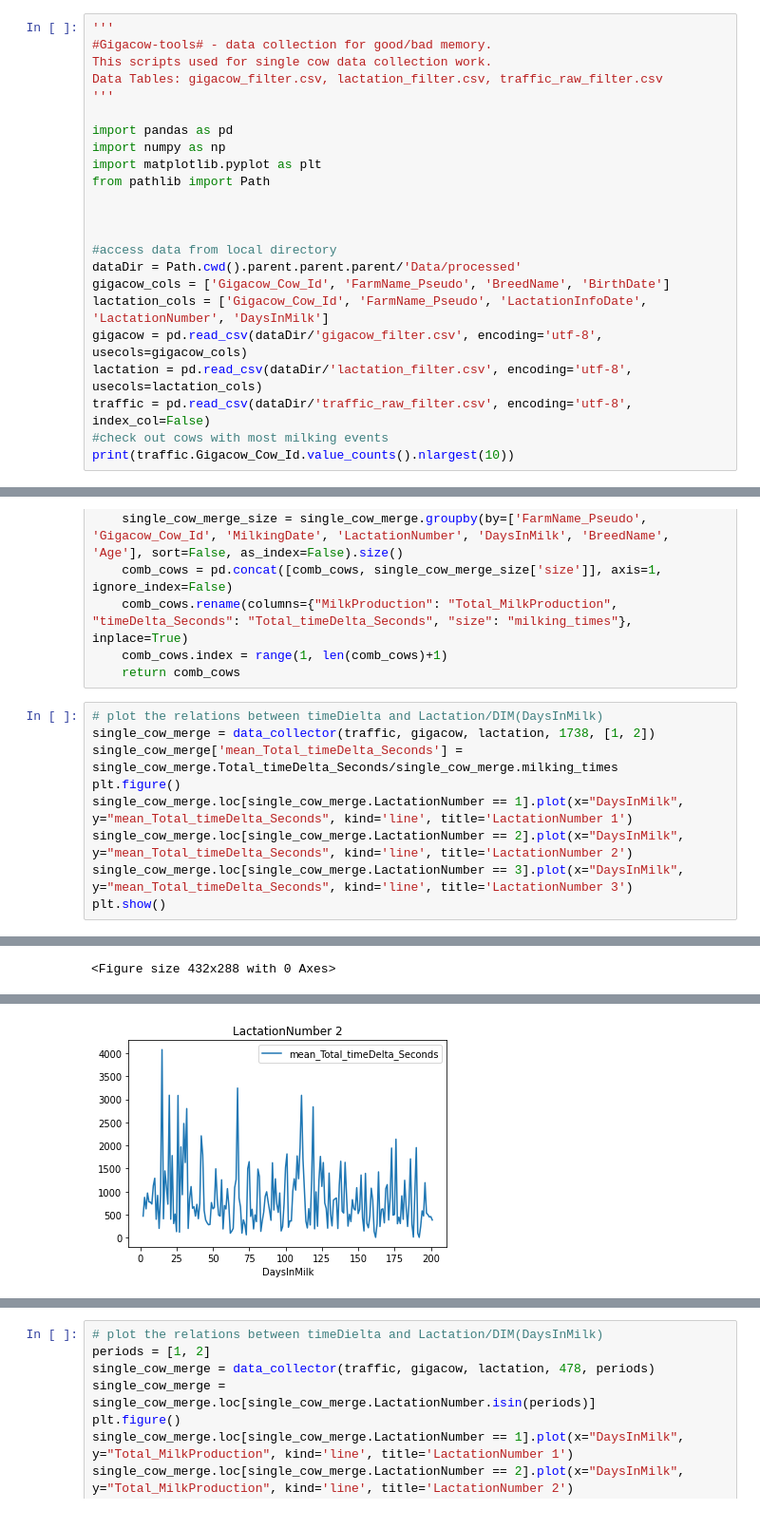
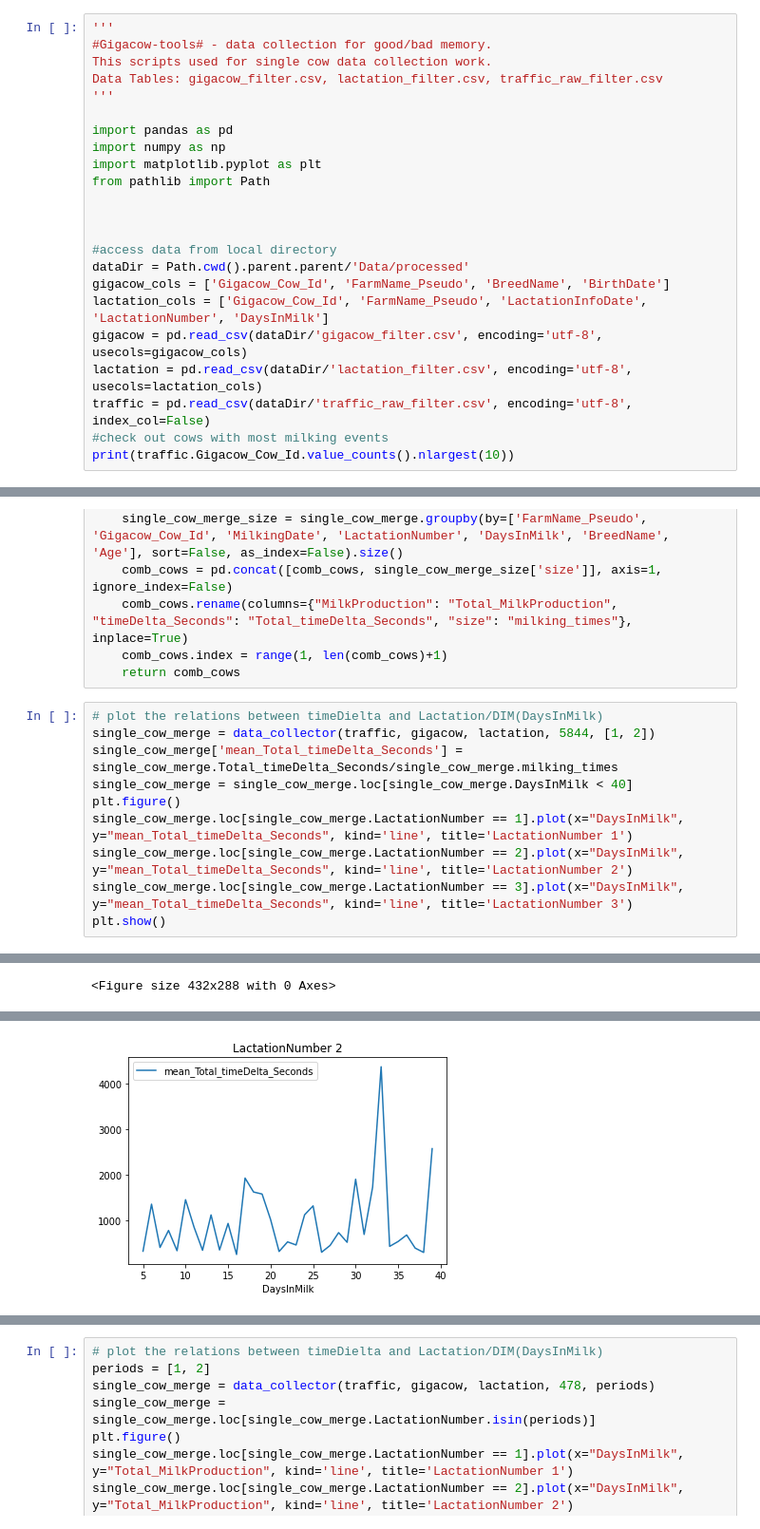
Before and after one commit to pgullstrand/Gigacow-tools, a Jupyter notebook: Model_time_series/GP_model/ts_dataCollection_memory.ipynb, the cells around one changed output, grey strips where cells are left out. Shown at 95% size. Saved outputs shown, nothing was run; the diff lists cells and outputs as text.

```diff
--- a/Model_time_series/GP_model/ts_dataCollection_memory.ipynb
+++ b/Model_time_series/GP_model/ts_dataCollection_memory.ipynb
@@ -13,7 +13,7 @@ from pathlib import Path
 
 
 #access data from local directory
-dataDir = Path.cwd().parent.parent.parent/'Data/processed'
+dataDir = Path.cwd().parent.parent/'Data/processed'
 gigacow_cols = ['Gigacow_Cow_Id', 'FarmName_Pseudo', 'BreedName', 'BirthDate']
 lactation_cols = ['Gigacow_Cow_Id', 'FarmName_Pseudo', 'LactationInfoDate', 'LactationNumber', 'DaysInMilk']
 gigacow = pd.read_csv(dataDir/'gigacow_filter.csv', encoding='utf-8', usecols=gigacow_cols)
@@ -221,8 +221,9 @@ def data_collector(traffic, gigacow, lactation, cow_id, lacNumList):
     return comb_cows
 # %%
 # plot the relations between timeDielta and Lactation/DIM(DaysInMilk)
-single_cow_merge = data_collector(traffic, gigacow, lactation, 1738, [1, 2])
+single_cow_merge = data_collector(traffic, gigacow, lactation, 5844, [1, 2])
 single_cow_merge['mean_Total_timeDelta_Seconds'] = single_cow_merge.Total_timeDelta_Seconds/single_cow_merge.milking_times
+single_cow_merge = single_cow_merge.loc[single_cow_merge.DaysInMilk < 40]
 plt.figure()
 single_cow_merge.loc[single_cow_merge.LactationNumber == 1].plot(x="DaysInMilk", y="mean_Total_timeDelta_Seconds", kind='line', title='LactationNumber 1')
 single_cow_merge.loc[single_cow_merge.LactationNumber == 2].plot(x="DaysInMilk", y="mean_Total_timeDelta_Seconds", kind='line', title='LactationNumber 2')
@@ -251,4 +252,4 @@ See the caveats in the documentation: https://pandas.pydata.org/pandas-docs/stab
-[figure, old version]
+[figure, new version]
 [figure]
 # %%
 # plot the relations between timeDielta and Lactation/DIM(DaysInMilk)
```
Also changed, not shown: parts of 1 cell of this notebook, 1 other file.
